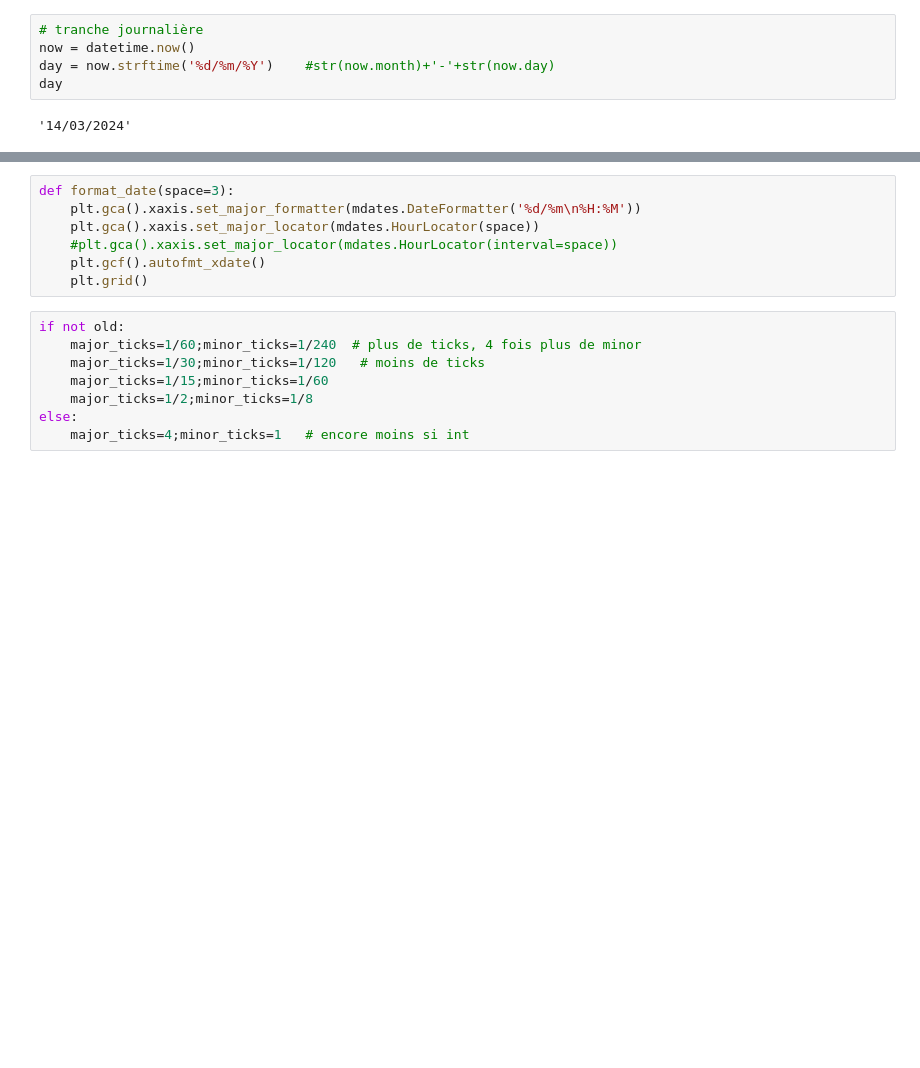
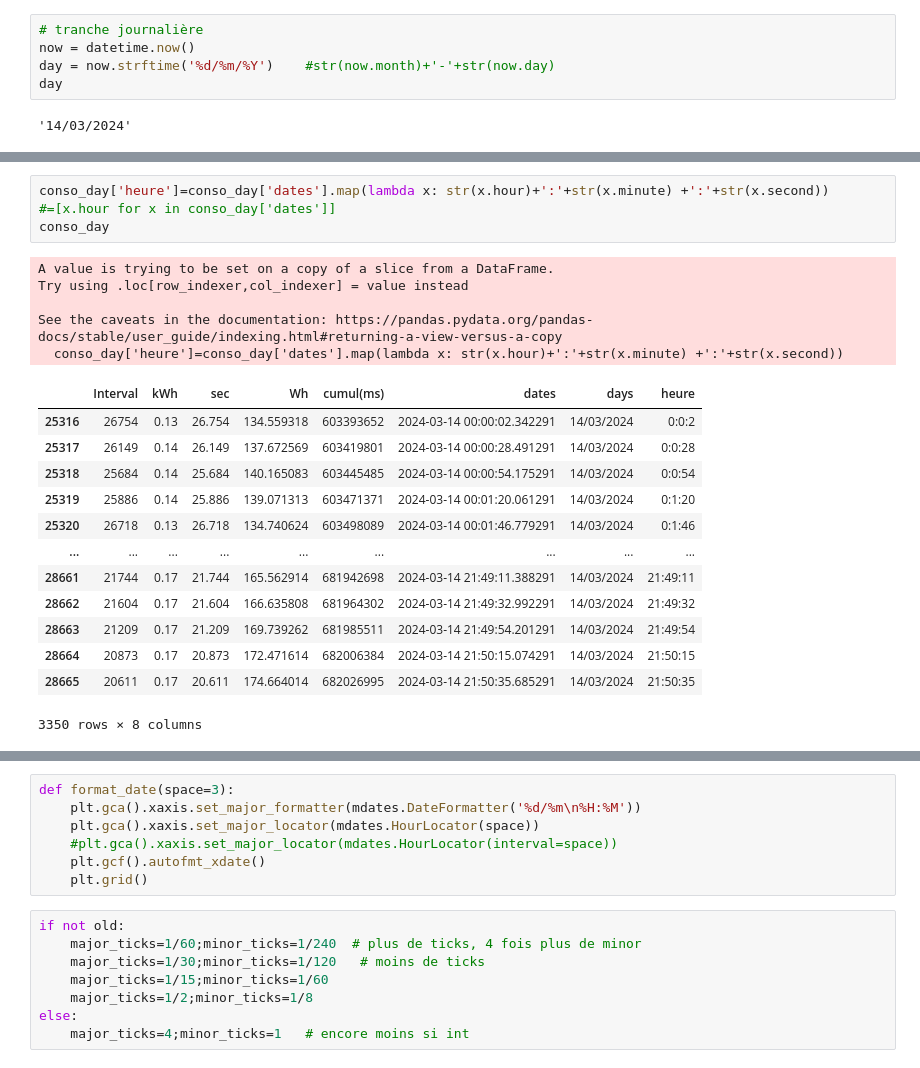
Before and after one commit to jdavid54/jupyter_notebooks, a Jupyter notebook: conso_kwh.ipynb, the cells around one changed output, grey strips where cells are left out. Saved outputs shown, nothing was run; the diff lists cells and outputs as text; blank space fills up the shorter version.

```diff
--- a/conso_kwh.ipynb
+++ b/conso_kwh.ipynb
@@ -232 +232,24 @@ conso_day.head(1).dates, conso_day.tail(1).dates
  Name: dates, dtype: datetime64[ns])
+# %%
+conso_day['heure']=conso_day['dates'].map(lambda x: str(x.hour)+':'+str(x.minute) +':'+str(x.second))
+#=[x.hour for x in conso_day['dates']]
+conso_day
+# %% [output]
+A value is trying to be set on a copy of a slice from a DataFrame.
+Try using .loc[row_indexer,col_indexer] = value instead
+
+See the caveats in the documentation: https://pandas.pydata.org/pandas-docs/stable/user_guide/indexing.html#returning-a-view-versus-a-copy
+  conso_day['heure']=conso_day['dates'].map(lambda x: str(x.hour)+':'+str(x.minute) +':'+str(x.second))
+|  | Interval | kWh | sec | Wh | cumul(ms) | dates | days | heure |
+| 25316 | 26754 | 0.13 | 26.754 | 134.559318 | 603393652 | 2024-03-14 00:00:02.342291 | 14/03/2024 | 0:0:2 |
+| 25317 | 26149 | 0.14 | 26.149 | 137.672569 | 603419801 | 2024-03-14 00:00:28.491291 | 14/03/2024 | 0:0:28 |
+| 25318 | 25684 | 0.14 | 25.684 | 140.165083 | 603445485 | 2024-03-14 00:00:54.175291 | 14/03/2024 | 0:0:54 |
+| 25319 | 25886 | 0.14 | 25.886 | 139.071313 | 603471371 | 2024-03-14 00:01:20.061291 | 14/03/2024 | 0:1:20 |
+| 25320 | 26718 | 0.13 | 26.718 | 134.740624 | 603498089 | 2024-03-14 00:01:46.779291 | 14/03/2024 | 0:1:46 |
+| ... | ... | ... | ... | ... | ... | ... | ... | ... |
+| 28661 | 21744 | 0.17 | 21.744 | 165.562914 | 681942698 | 2024-03-14 21:49:11.388291 | 14/03/2024 | 21:49:11 |
+| 28662 | 21604 | 0.17 | 21.604 | 166.635808 | 681964302 | 2024-03-14 21:49:32.992291 | 14/03/2024 | 21:49:32 |
+| 28663 | 21209 | 0.17 | 21.209 | 169.739262 | 681985511 | 2024-03-14 21:49:54.201291 | 14/03/2024 | 21:49:54 |
+| 28664 | 20873 | 0.17 | 20.873 | 172.471614 | 682006384 | 2024-03-14 21:50:15.074291 | 14/03/2024 | 21:50:15 |
+| 28665 | 20611 | 0.17 | 20.611 | 174.664014 | 682026995 | 2024-03-14 21:50:35.685291 | 14/03/2024 | 21:50:35 |
+3350 rows × 8 columns
```
Also changed, not shown: parts of 38 cells of this notebook, 3 other files.
